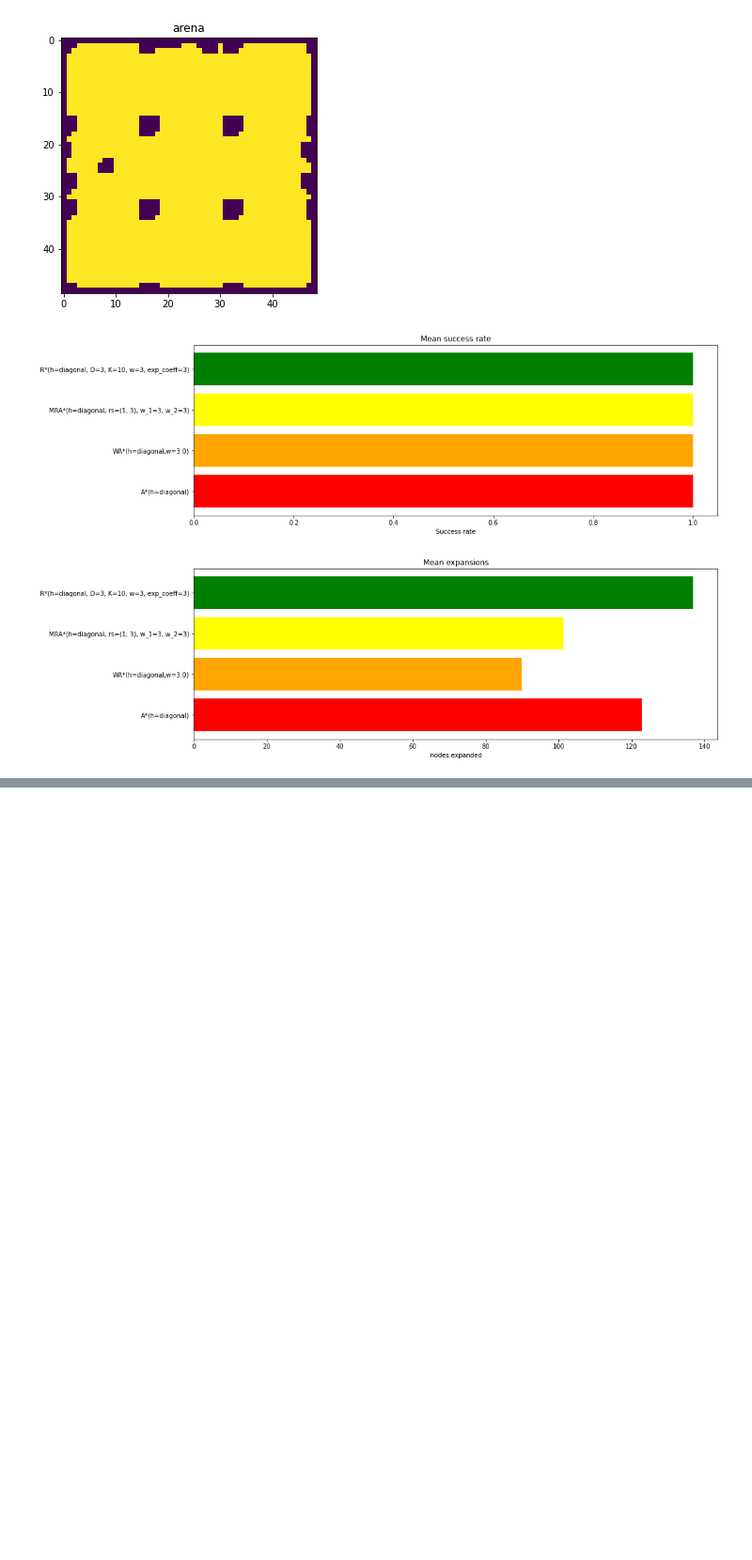
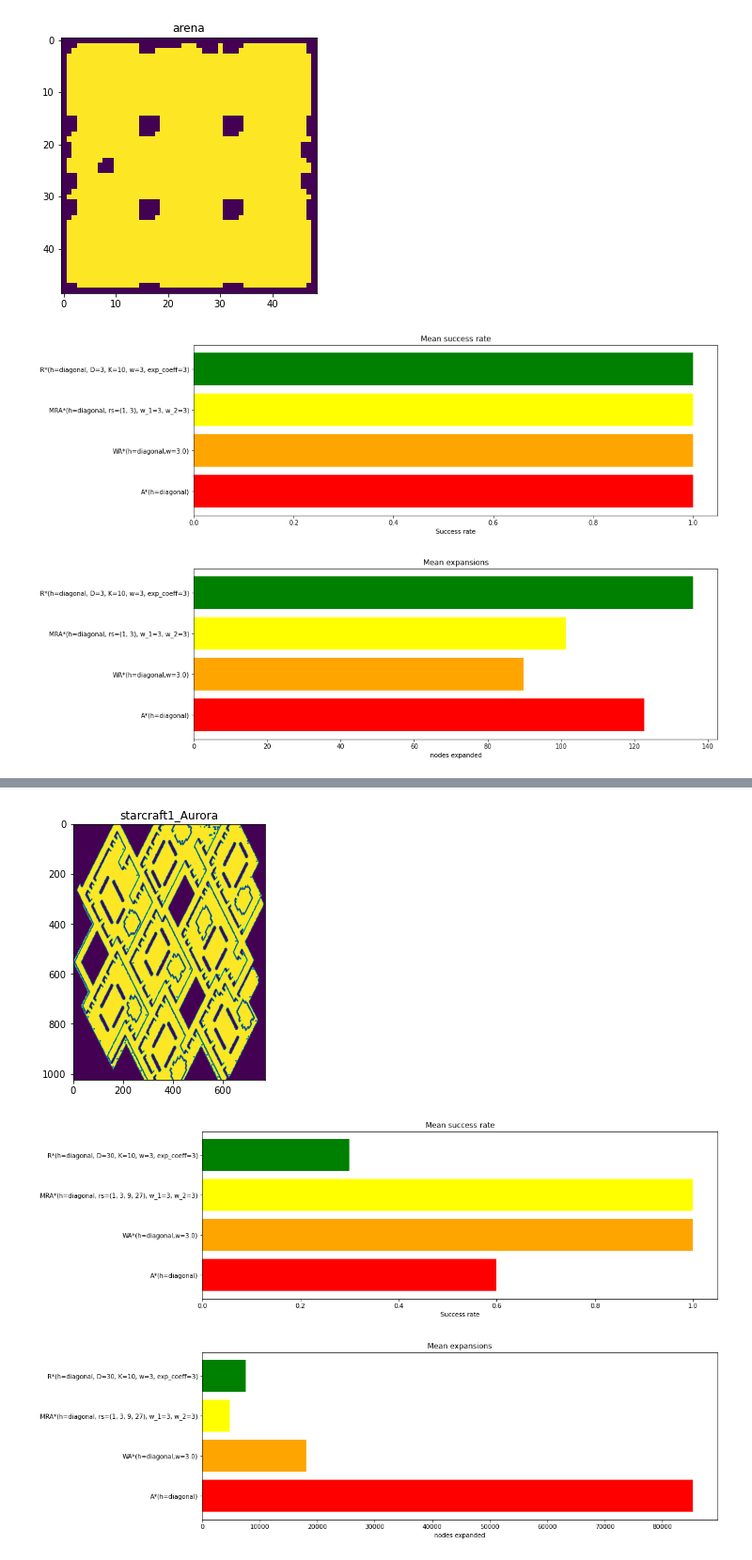
Before and after one commit to evjava/HeuristicsBetterThan, a Jupyter notebook: Algorithm_comparation.ipynb, the cells around one changed output, grey strips where cells are left out. Shown: that part at 94% size. Drawn from its saved outputs; the diff is of its cells as text; code cells hidden in the pictures; blank space fills up the shorter version.

```diff
--- a/Algorithm_comparation.ipynb
+++ b/Algorithm_comparation.ipynb
@@ -115,0 +108,23 @@ p.run()
+# %%
+map = MaiMaps.STARCRAFT
+algorithms = [
+    Astar(diagonal_dist),
+    WAstar(diagonal_dist, 3),
+    MRAstar(diagonal_dist, resolutions=(1, 3, 9, 27), w_1=3, w_2=3),
+    Rstar(diagonal_dist, D=30, K=10, w=3, exp_coeff=3)
+]
+
+MaiReader(map).read_map().draw(map)
+
+p = Pipeline(
+    reader=MaiReader(map, 10),
+    algorithms=algorithms,
+    processor=PlotSuccessRate().then(PlotMeanExpanded()),
+    timelimit=10
+)
+
+p.run()
+# %% [output]
+[figure, added]
+[figure, added]
+[figure, added]
```
Also changed, not shown: parts of 14 cells of this notebook, 3 other files.
